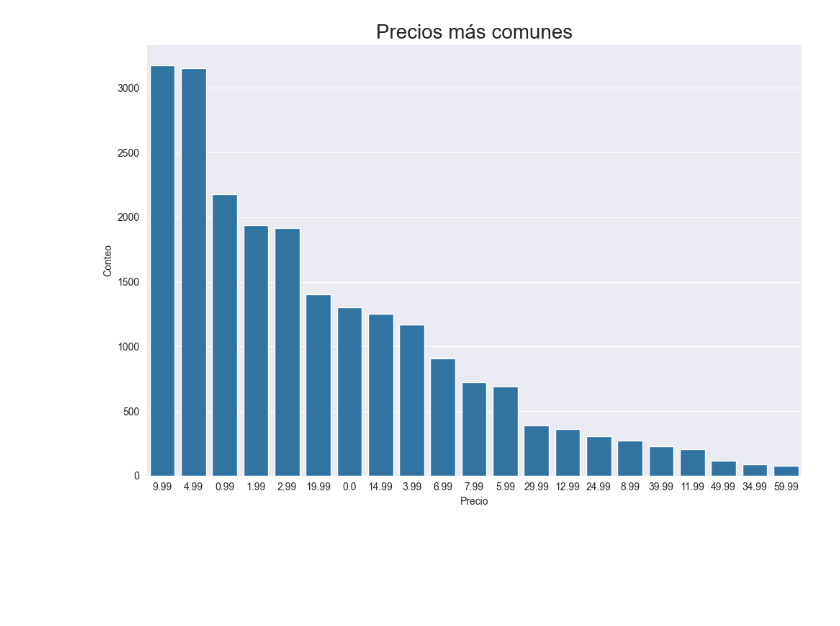
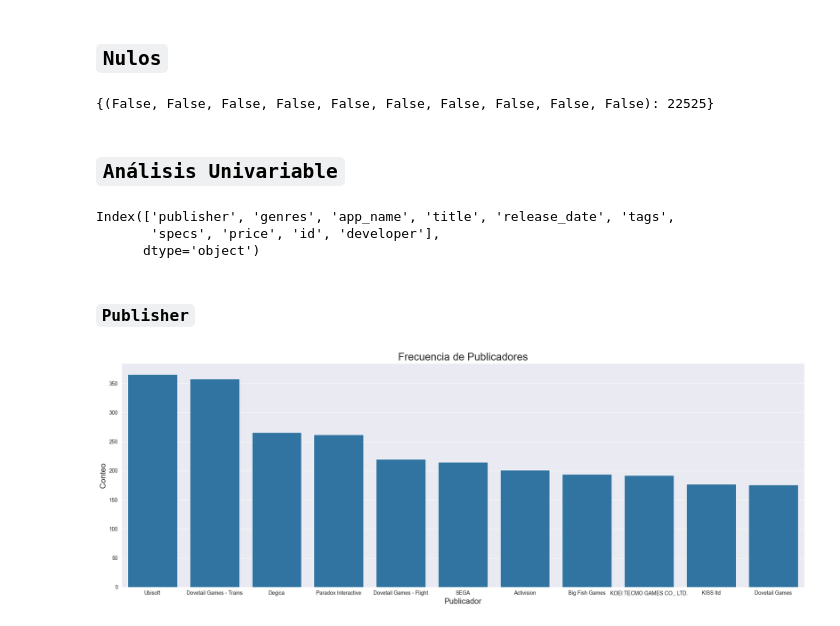
Before and after one commit to RodrigoLopezNunez17/MLOps-PI1, a Jupyter notebook: EDA/steam_games.ipynb, the cells around one changed output. Cells and saved outputs as stored; diff of their text form; code cells hidden in the pictures; blank space fills up the shorter version.

```diff
--- a/EDA/steam_games.ipynb
+++ b/EDA/steam_games.ipynb
@@ -16,14 +30,30 @@ steam_games.head()
+# %% [markdown]
+## **`Nulos`**
+# %%
+steam_games.isnull().value_counts().to_dict()
+# %% [output]
+{(False, False, False, False, False, False, False, False, False, False): 22525}
+# %% [markdown]
+## **`Análisis Univariable`**
+# %%
+steam_games.columns
+# %% [output]
+Index(['publisher', 'genres', 'app_name', 'title', 'release_date', 'tags',
+       'specs', 'price', 'id', 'developer'],
+      dtype='object')
+# %% [markdown]
+### **`Publisher`**
 # %%
-price = steam_games['price']
+publisher = steam_games['publisher'].value_counts()
 
-plt.figure(figsize=(10,7))
-plt.title("Precios más comunes",fontsize=20)
-plt.ylabel("Conteo")
-plt.xlabel("Precio")
+plt.figure(figsize=(19,7))
 
-sns.countplot(data=steam_games, x='price',order=price.value_counts().index[:21], )
+sns.countplot(data=steam_games, x='publisher', order=publisher.index[:11],)
 
+plt.title("Frecuencia de Publicadores", fontsize=20)
+plt.ylabel("Conteo", fontsize=15)
+plt.xlabel("Publicador", fontsize=15)
 plt.tight_layout()
 plt.show()
 # %% [output]
-[figure, old version]
+[figure, new version]
```
Also changed, not shown: parts of 21 cells of this notebook.
